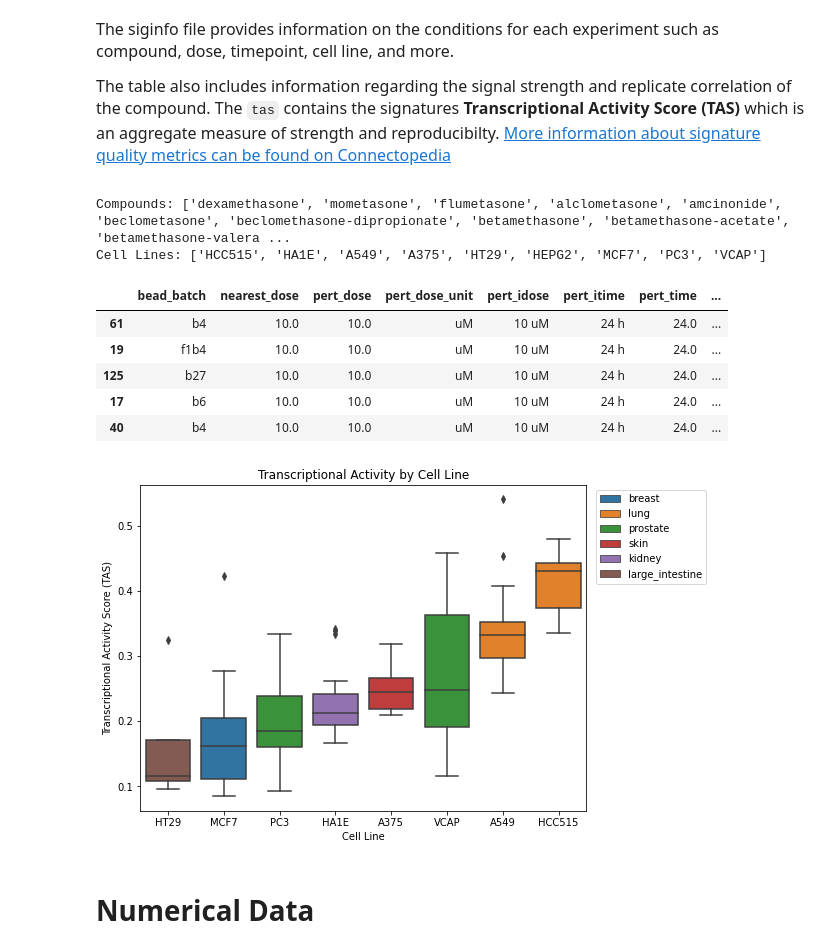
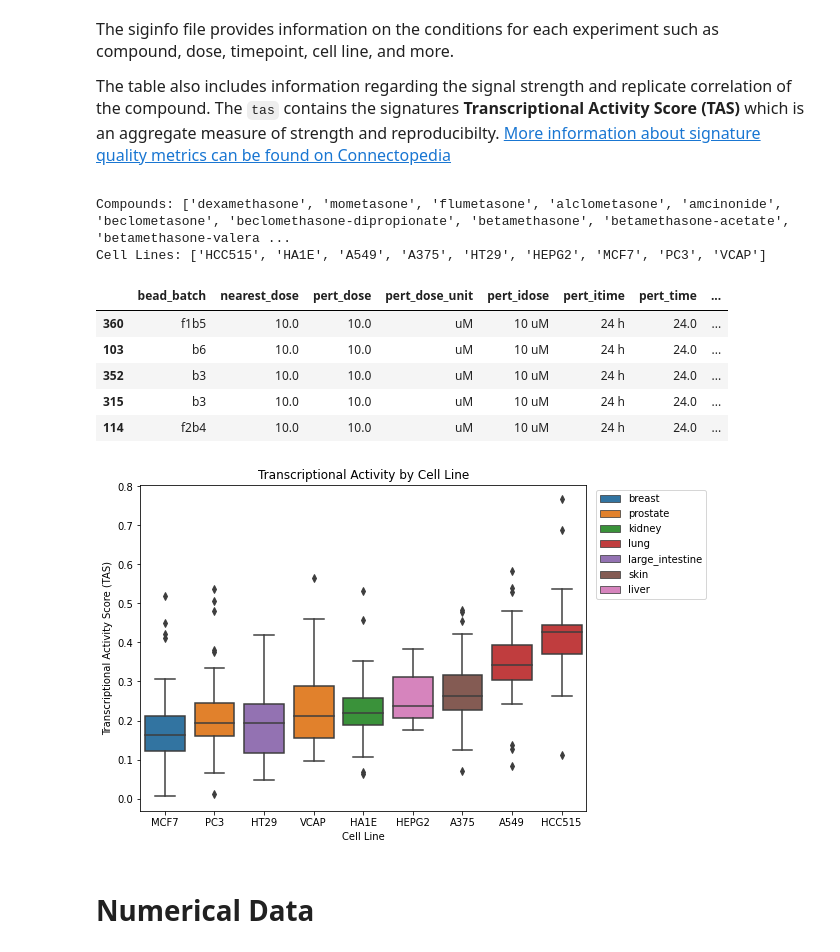
Before and after one commit to cmap/lincs-workshop-2020, a Jupyter notebook: notebooks/data_access/BQ_toolkit_demo.ipynb, the cells around one changed output. Saved outputs shown, nothing was run; the diff lists cells and outputs as text; code cells hidden in the pictures.

```diff
--- a/notebooks/data_access/BQ_toolkit_demo.ipynb
+++ b/notebooks/data_access/BQ_toolkit_demo.ipynb
@@ -289,7 +299,7 @@ The table also includes information regarding the signal strength and replicate
 # %%
 sample_cell_lines = list(core_cellinfo.cell_iname.unique()) #core_cell_lines
 
-sample_compounds = list(moa_cps[0:10])
+sample_compounds = list(moa_cps)
 print("Compounds: {}".format(sample_compounds))
 print("Cell Lines: {}".format(sample_cell_lines))
 
@@ -300,45 +310,45 @@ siginfo_sample = cmap_query.cmap_sig(     #Query the siginfo table
     return_fields = 'all'
 )
 
-siginfo_sample_filtered = siginfo_sample.loc[     #Filter returned table
+siginfo_sample = siginfo_sample.loc[     #Filter returned table
     (siginfo_sample.nsample >= 3) &
     (siginfo_sample.pert_dose >= 10) &
     (siginfo_sample.pert_itime.eq('24 h'))
 ]
 
 
-siginfo_sample_filtered = siginfo_sample_filtered.merge(core_cellinfo, on='cell_iname') #join with cellinfo table to get cell lineage information
-siginfo_sample_filtered.sample(5)
+siginfo_sample = siginfo_sample.merge(core_cellinfo, on='cell_iname') #join with cellinfo table to get cell lineage information
+siginfo_sample.sample(5)
 # %% [output]
 Compounds: ['dexamethasone', 'mometasone', 'flumetasone', 'alclometasone', 'amcinonide', 'beclometasone', 'beclomethasone-dipropionate', 'betamethasone', 'betamethasone-acetate', 'betamethasone-valera ...
 Cell Lines: ['HCC515', 'HA1E', 'A549', 'A375', 'HT29', 'HEPG2', 'MCF7', 'PC3', 'VCAP']
 |  | bead_batch | nearest_dose | pert_dose | pert_dose_unit | pert_idose | pert_itime | pert_time | ... |
-| 61 | b4 | 10.0 | 10.0 | uM | 10 uM | 24 h | 24.0 | ... |
-| 19 | f1b4 | 10.0 | 10.0 | uM | 10 uM | 24 h | 24.0 | ... |
-| 125 | b27 | 10.0 | 10.0 | uM | 10 uM | 24 h | 24.0 | ... |
-| 17 | b6 | 10.0 | 10.0 | uM | 10 uM | 24 h | 24.0 | ... |
-| 40 | b4 | 10.0 | 10.0 | uM | 10 uM | 24 h | 24.0 | ... |
+| 360 | f1b5 | 10.0 | 10.0 | uM | 10 uM | 24 h | 24.0 | ... |
+| 103 | b6 | 10.0 | 10.0 | uM | 10 uM | 24 h | 24.0 | ... |
+| 352 | b3 | 10.0 | 10.0 | uM | 10 uM | 24 h | 24.0 | ... |
+| 315 | b3 | 10.0 | 10.0 | uM | 10 uM | 24 h | 24.0 | ... |
+| 114 | f2b4 | 10.0 | 10.0 | uM | 10 uM | 24 h | 24.0 | ... |
 # %%
 plt.figure(figsize=(8,6))
 
-sorted_index = siginfo_sample_filtered.groupby('cell_iname').median().sort_values('tas').index
+sorted_index = siginfo_sample.groupby('cell_iname').median().sort_values('tas').index
 
 sns.boxplot(
-    data=siginfo_sample_filtered,
+    data=siginfo_sample,
     x='cell_iname',
     y='tas',
     hue='cell_lineage',
     dodge=False,
     order=sorted_index
 );
 
 plt.title('Transcriptional Activity by Cell Line')
 plt.xlabel('Cell Line')
 plt.ylabel('Transcriptional Activity Score (TAS)')
 plt.legend(loc='upper left', bbox_to_anchor=(1.01,1))
 plt.show()
 # %% [output]
-[figure, old version]
+[figure, new version]
 # %% [markdown]
 # Numerical Data
 # %% [markdown]
```
Also changed, not shown: parts of 29 cells of this notebook.
